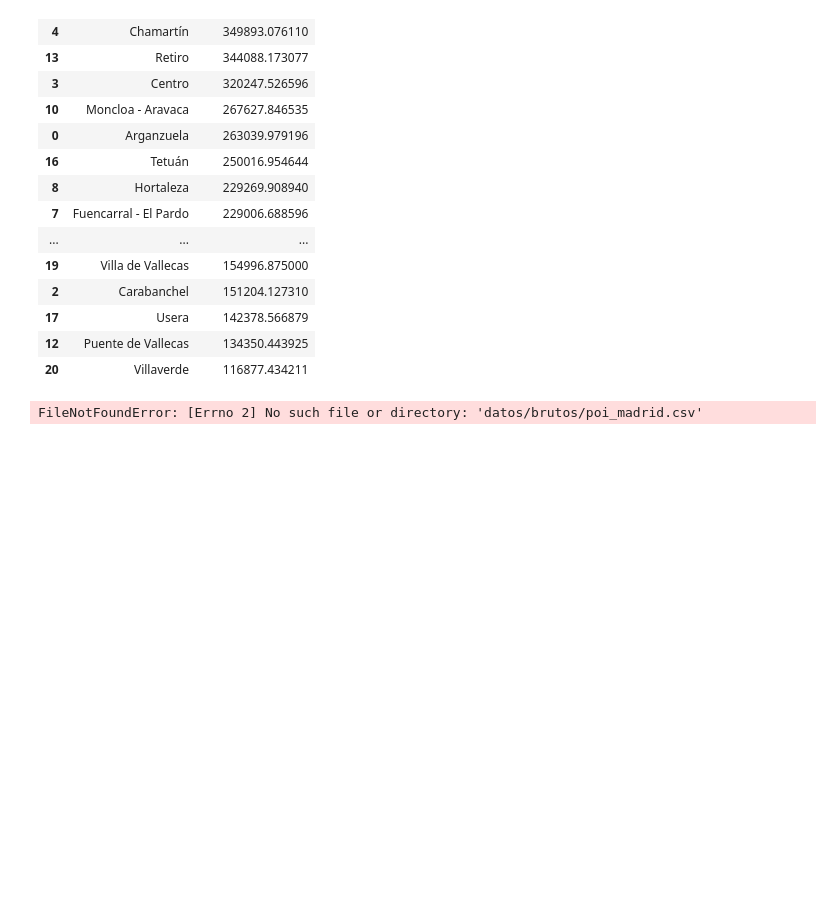
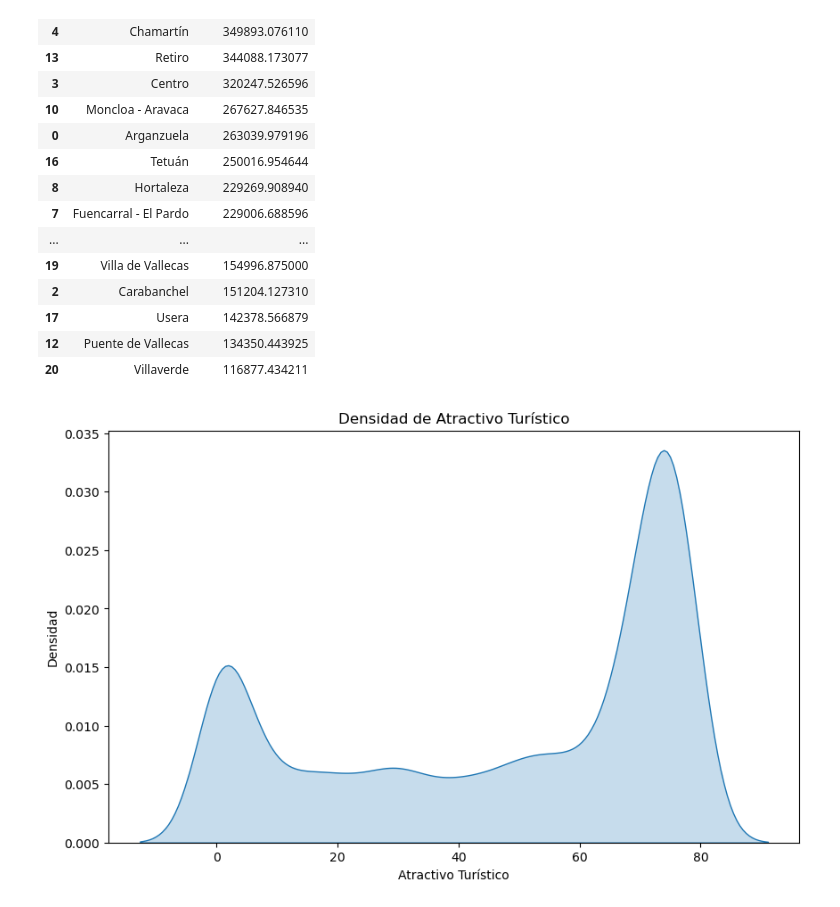
Before and after one commit to PabloHVega/Analisis-Inmobiliario, a Jupyter notebook: notebooks/02_CreacionVariables.ipynb, the cells around one changed output. Saved outputs shown, nothing was run; the diff lists cells and outputs as text; code cells hidden in the pictures; blank space fills up the shorter version.

Commit message:
Mapa atractivo turístico

```diff
--- a/notebooks/02_CreacionVariables.ipynb
+++ b/notebooks/02_CreacionVariables.ipynb
@@ -208,8 +212,4 @@ df.groupby('distrito')['coste_adquisicion'].mean().reset_index().sort_values(by=
 # %%
-import sys
-sys.path.append('../funciones')
-from funciones import tourism_index
-
 # Cargar los CSV y convertirlos a diccionarios
 df_pois = pd.read_csv('../datos/brutos/poi_madrid.csv')
 pois = dict(zip(df_pois['nombre'], zip(df_pois['latitud'], df_pois['longitud'])))
@@ -221,6 +221,13 @@ weights = dict(zip(df_weights['nombre'], df_weights['peso']))
 df['atractivo_turistico'] = df.apply(
     lambda row: tourism_index(row['latitude'], row['longitude'], pois, weights), axis=1
 )
-df['atractivo_turistico'].head()
-# %% [output]
-FileNotFoundError: [Errno 2] No such file or directory: 'datos/brutos/poi_madrid.csv'
+# %%
+# Grafico de densidad de atractivo turistico
+plt.figure(figsize=(10, 6))
+sns.kdeplot(data=df, x='atractivo_turistico', fill=True)
+plt.title('Densidad de Atractivo Turístico')
+plt.xlabel('Atractivo Turístico')
+plt.ylabel('Densidad')
+plt.show()
+# %% [output]
+[figure, added]
```
Also changed, not shown: parts of 4 cells of this notebook, 1 other file.
